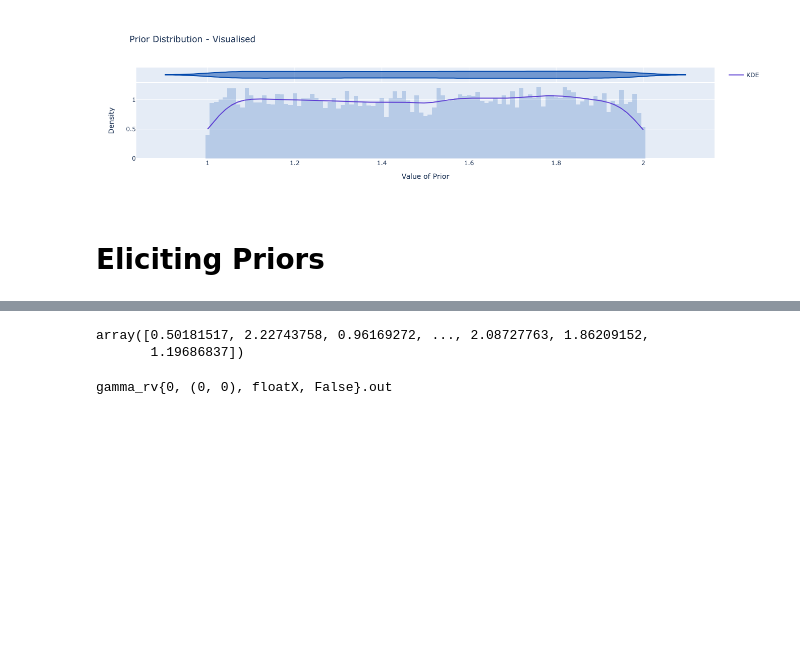
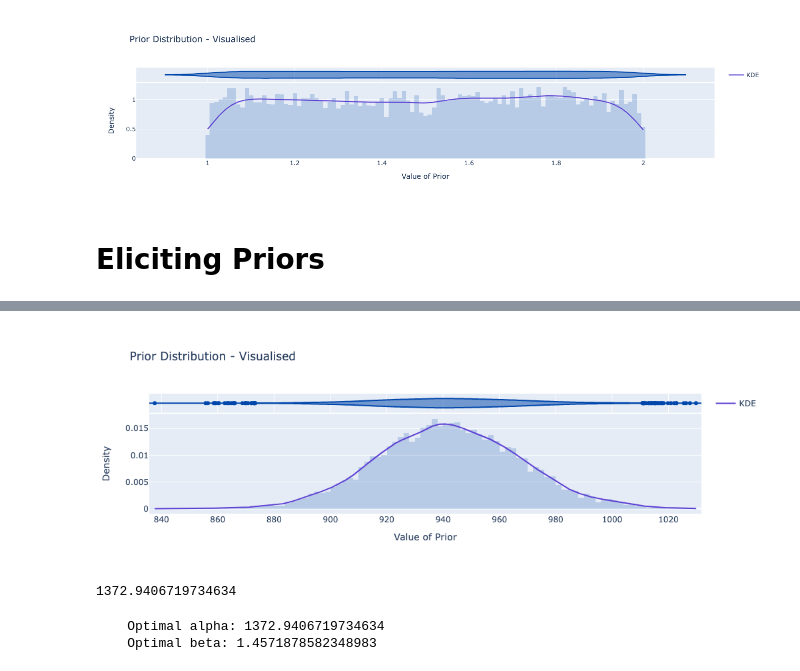
Before and after one commit to vinaykarode/mmm-prior-elicitation, a Jupyter notebook: sandbox.ipynb, the cells around one changed output, grey strips where cells are left out. Cells and saved outputs as stored; diff of their text form; code cells hidden in the pictures; blank space fills up the shorter version.

```diff
--- a/sandbox.ipynb
+++ b/sandbox.ipynb
@@ -116,5 +99,0 @@ draws = pm.draw(my_beautiful_var, draws=10_000)
-# %%
-draws
-# %% [output]
-array([0.50181517, 2.22743758, 0.96169272, ..., 2.08727763, 1.86209152,
-       1.19686837])
@@ -123,5 +100,63 @@ q = pm.Gamma.dist(**constrained_priors, shape=100)
-# %%
-q.
-# %% [output]
-gamma_rv{0, (0, 0), floatX, False}.out
+# %%
+MASS = 0.95
+LOWER = 500
+UPPER = 1500
+
+# Scale the values for the optimiser (it breaks with large values)
+# TODO: Dig into this
+SCALING_FACTOR = 100
+LOWER /= SCALING_FACTOR
+UPPER /= SCALING_FACTOR
+
+
+# Define different initial guesses
+# These can greatly affect the local solutions that the optimiser finds
+initial_guesses = [
+    # A reasonable heuristic is to have the alphas as lower, upper
+    # average of lower and upper as initial guesses
+    {"alpha": LOWER, "beta": 1},
+    {"alpha": UPPER, "beta": 1},
+    {"alpha": (LOWER + UPPER) / 2, "beta": 1},
+]
+
+# Run optimization for each initial guess and store results
+results = []
+for guess in initial_guesses:
+    result = pm.find_constrained_prior(
+        pm.Gamma,
+        lower=LOWER,
+        upper=UPPER,
+        mass=MASS,
+        init_guess=guess,
+        options={"maxiter": 1000}
+    )
+    results.append(result)
+
+# Process the results (e.g., averaging, selecting the best, etc.)
+# This part depends on how you want to use the results.
+# For demonstration, let's just average the alpha and beta parameters.
+
+avg_result = {
+    "alpha": np.mean([r["alpha"] * SCALING_FACTOR for r in results]),
+    "beta": np.mean([r["beta"] for r in results])
+}
+
+# Now use the averaged result
+draws = draw_samples_from_prior(dist=pm.Gamma, **avg_result)
+plot_prior_distribution(draws)
+# %% [output]
+[figure, added]
+# %%
+avg_result["alpha"]
+# %% [output]
+1372.9406719734634
+# %%
+print(f"""
+    Optimal alpha: {avg_result['alpha']}
+    Optimal beta: {avg_result['beta']}
+    """
+     )
+# %% [output]
+    Optimal alpha: 1372.9406719734634
+    Optimal beta: 1.4571878582348983
 # %%
```
Also changed, not shown: parts of 8 cells of this notebook, 2 other files.
